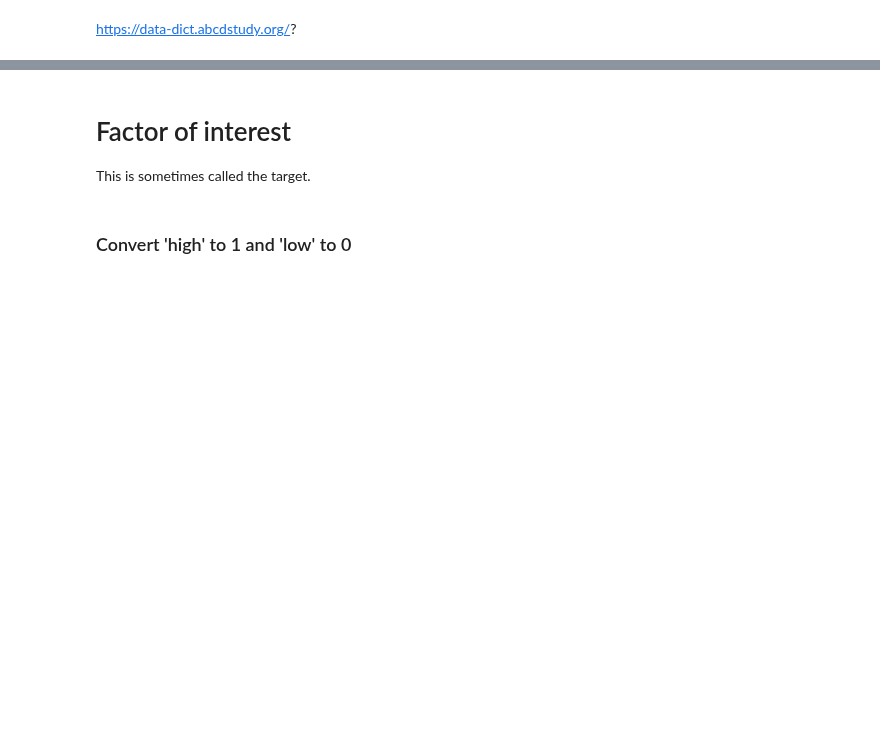
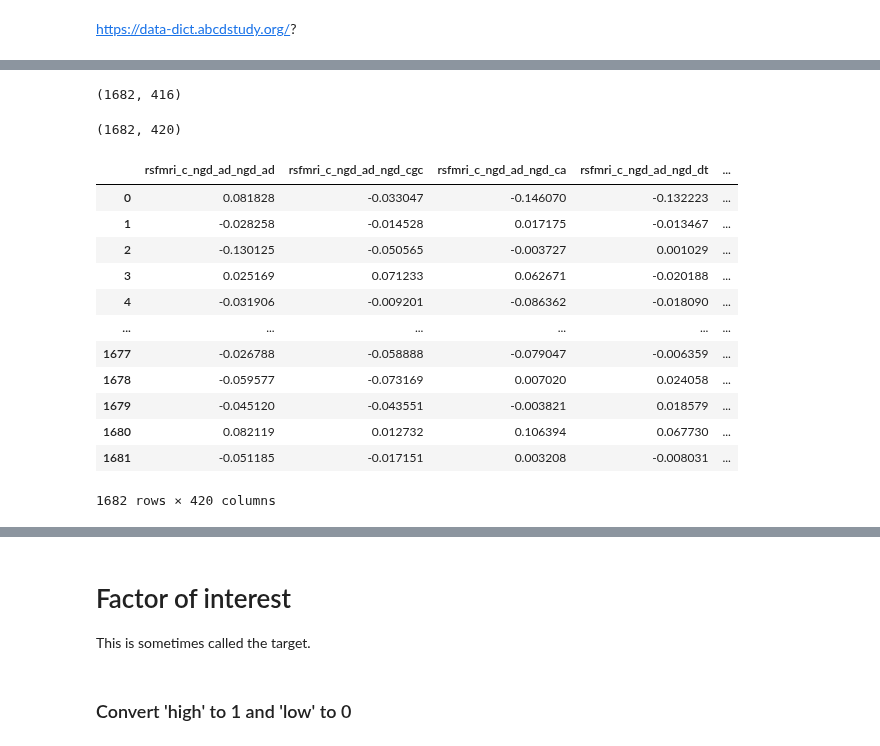
Before and after one commit to grace-shearrer/SSIB-2024, a Jupyter notebook: Scripts_Yana/Final_cleaning_data_scripts/SSBneuroAnalysis.ipynb, the cells around one changed output, grey strips where cells are left out. Cells and saved outputs as stored; diff of their text form; code cells hidden in the pictures; blank space fills up the shorter version.

```diff
--- a/Scripts_Yana/Final_cleaning_data_scripts/SSBneuroAnalysis.ipynb
+++ b/Scripts_Yana/Final_cleaning_data_scripts/SSBneuroAnalysis.ipynb
@@ -77,6 +82,6 @@ from sklearn.linear_model import LogisticRegression
 # %%
 basepath = '/Users/gracer/Library/CloudStorage/OneDrive-UniversityofWyoming/0. Lab/M2AENAD Lab - Documents/RESEARCH/ABCD/Yana_SSIB_2024/'
 # %%
-df = pd.read_csv(os.path.join(basepath,'data','matched021325_centered_dum.csv'))
+df = pd.read_csv(os.path.join(basepath,'data','matched6625_centered_dum.csv'))
 # %%
 df['ssb_group']
@@ -91,14 +122,36 @@ nonBrain
+# %%
+nonBrain2 = nonBrain = df[['demo_comb_income_v2',  'age_years', 'bmi_perc', 'sex_M']]
 # %%
 ROIs = df.filter(like='rsfmri_', axis=1)
 # %%
 ROIs.shape
+# %% [output]
+(1682, 416)
 # %%
-X = ROIs.join(nonBrain)
+X = ROIs.join(nonBrain2)
 # %%
 #3. Set sex to 0 for M and 1 for female
-X.replace({'sex': {'F': 1, 'M': 0}}, inplace=True)
+#X.replace({'sex': {'F': 1, 'M': 0}}, inplace=True)
 # %%
 X.shape
+# %% [output]
+(1682, 420)
+# %%
+X
+# %% [output]
+|  | rsfmri_c_ngd_ad_ngd_ad | rsfmri_c_ngd_ad_ngd_cgc | rsfmri_c_ngd_ad_ngd_ca | rsfmri_c_ngd_ad_ngd_dt | ... |
+| 0 | 0.081828 | -0.033047 | -0.146070 | -0.132223 | ... |
+| 1 | -0.028258 | -0.014528 | 0.017175 | -0.013467 | ... |
+| 2 | -0.130125 | -0.050565 | -0.003727 | 0.001029 | ... |
+| 3 | 0.025169 | 0.071233 | 0.062671 | -0.020188 | ... |
+| 4 | -0.031906 | -0.009201 | -0.086362 | -0.018090 | ... |
+| ... | ... | ... | ... | ... | ... |
+| 1677 | -0.026788 | -0.058888 | -0.079047 | -0.006359 | ... |
+| 1678 | -0.059577 | -0.073169 | 0.007020 | 0.024058 | ... |
+| 1679 | -0.045120 | -0.043551 | -0.003821 | 0.018579 | ... |
+| 1680 | 0.082119 | 0.012732 | 0.106394 | 0.067730 | ... |
+| 1681 | -0.051185 | -0.017151 | 0.003208 | -0.008031 | ... |
+1682 rows × 420 columns
 # %%
 # Transpose the DataFrame to make columns become rows
 X_T = X.T
```
Also changed, not shown: parts of 32 cells of this notebook, 1 other file.
